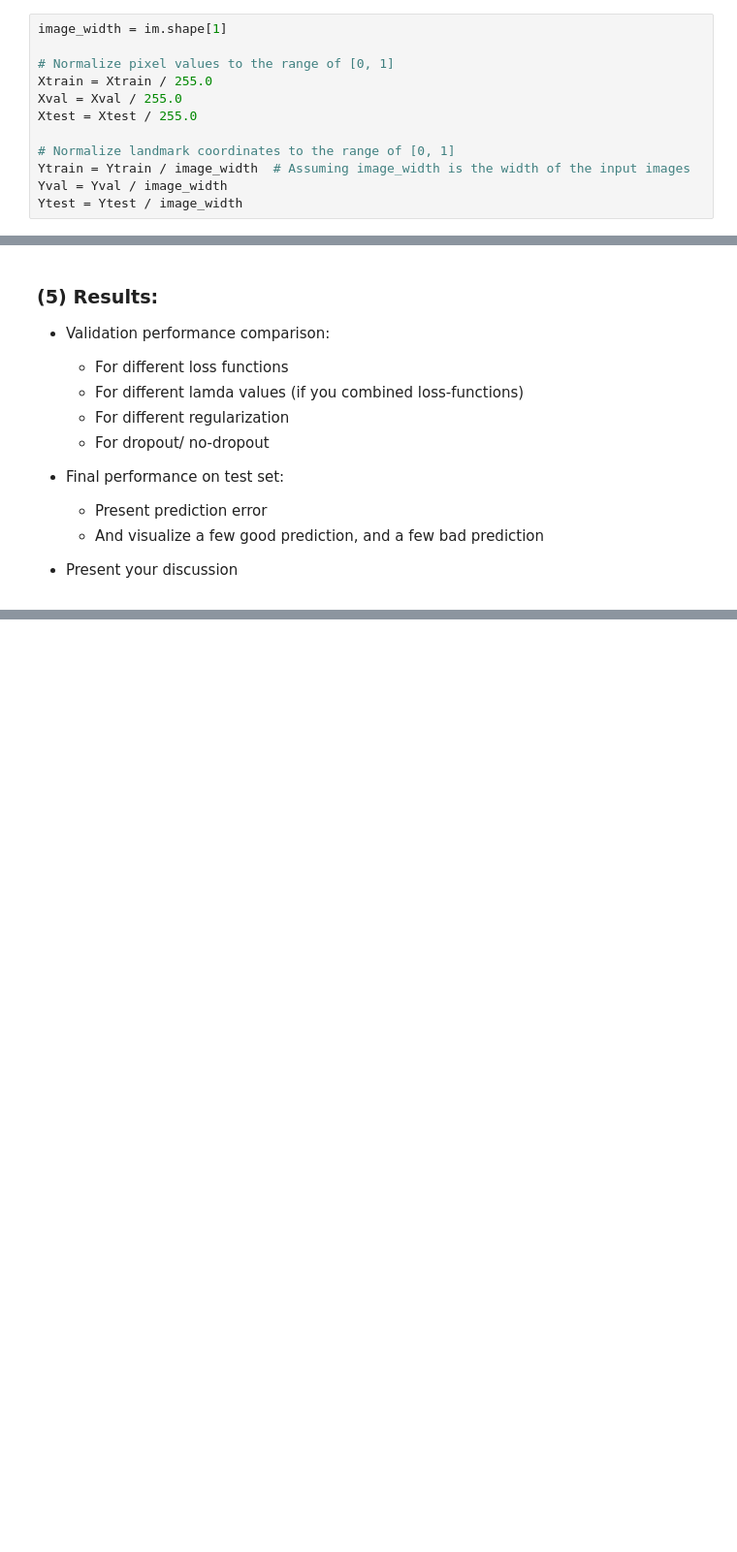
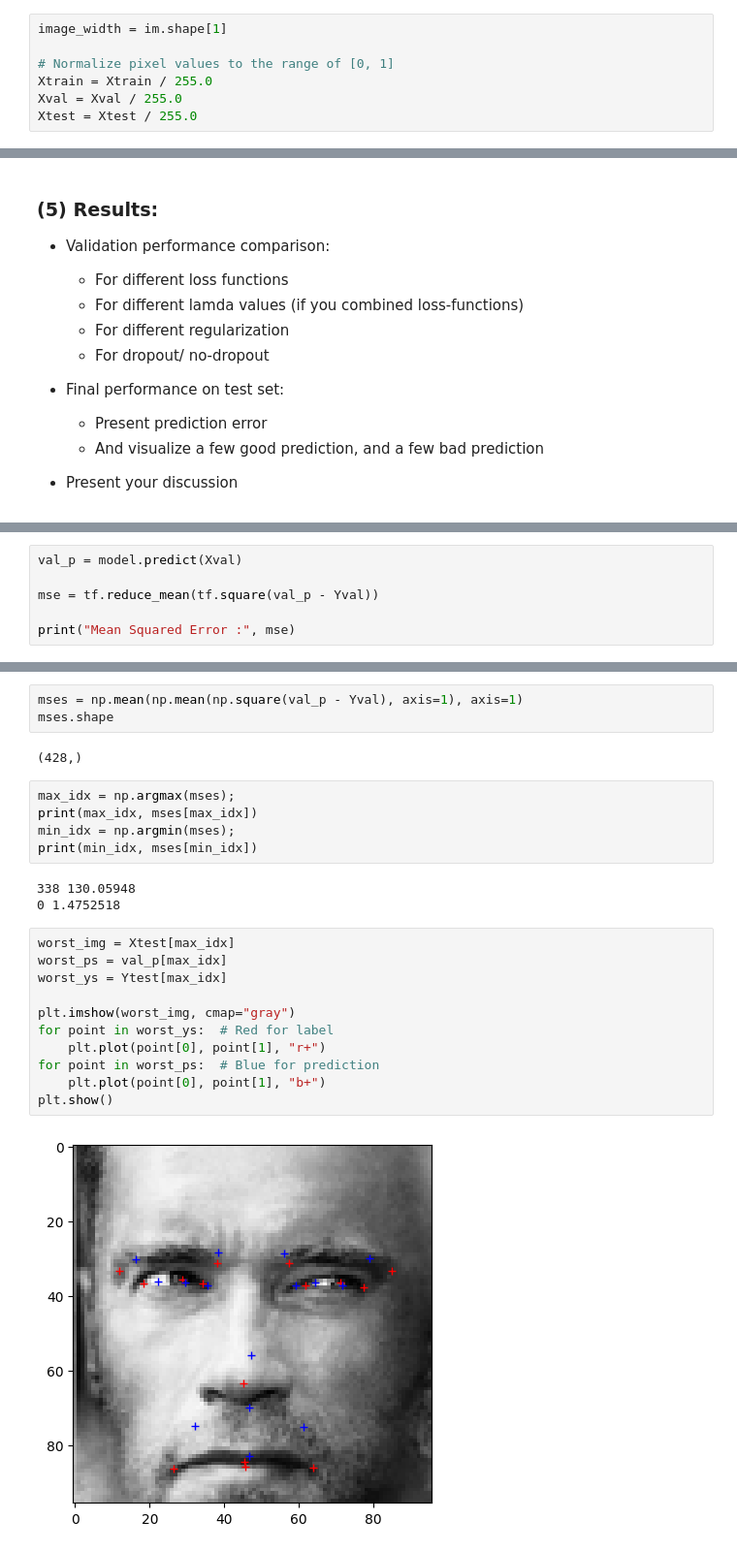
Before and after one commit to subJeonhui/computer_vision_teamproject, a Jupyter notebook: base_code.ipynb, the cells around one changed output, grey strips where cells are left out. Shown: that part at 97% size. Cells and saved outputs as stored; diff of their text form; blank space fills up the shorter version.

```diff
--- a/base_code.ipynb
+++ b/base_code.ipynb
@@ -68,11 +69,6 @@ image_width = im.shape[1]
 Xtrain = Xtrain / 255.0
 Xval = Xval / 255.0
 Xtest = Xtest / 255.0
-
-# Normalize landmark coordinates to the range of [0, 1]
-Ytrain = Ytrain / image_width  # Assuming image_width is the width of the input images
-Yval = Yval / image_width
-Ytest = Ytest / image_width
 # %% [markdown]
 ### (3) Network structure:
 
@@ -229,0 +246,6 @@ for epoch in range(max_epochs):
+# %%
+val_p = model.predict(Xval)
+
+mse = tf.reduce_mean(tf.square(val_p - Yval))
+
+print("Mean Squared Error :", mse)
@@ -230 +255,27 @@ for epoch in range(max_epochs):
+# %%
+mses = np.mean(np.mean(np.square(val_p - Yval), axis=1), axis=1)
+mses.shape
+# %% [output]
+(428,)
+# %%
+max_idx = np.argmax(mses);
+print(max_idx, mses[max_idx])
+min_idx = np.argmin(mses);
+print(min_idx, mses[min_idx])
+# %% [output]
+338 130.05948
+0 1.4752518
+# %%
+worst_img = Xtest[max_idx]
+worst_ps = val_p[max_idx]
+worst_ys = Ytest[max_idx]
+
+plt.imshow(worst_img, cmap="gray")
+for point in worst_ys:  # Red for label
+    plt.plot(point[0], point[1], "r+")
+for point in worst_ps:  # Blue for prediction
+    plt.plot(point[0], point[1], "b+")
+plt.show()
+# %% [output]
+[figure, added]
 # %%
```
Also changed, not shown: parts of 11 cells of this notebook.
